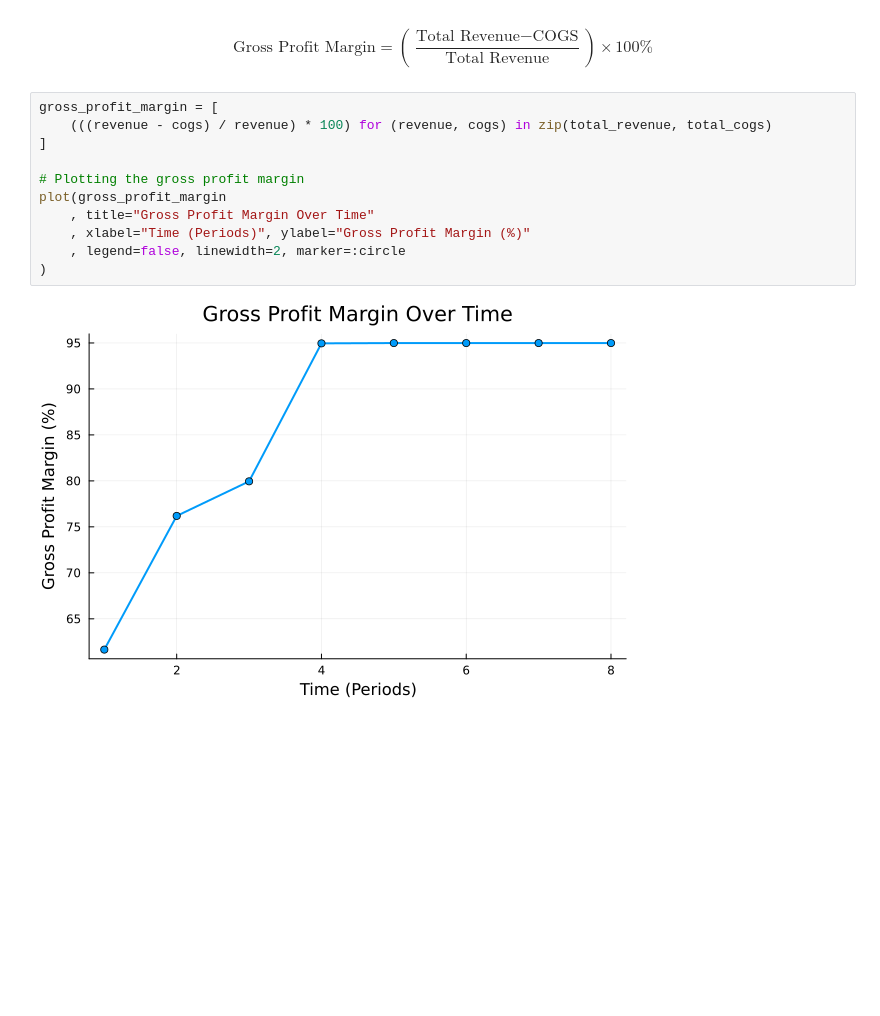
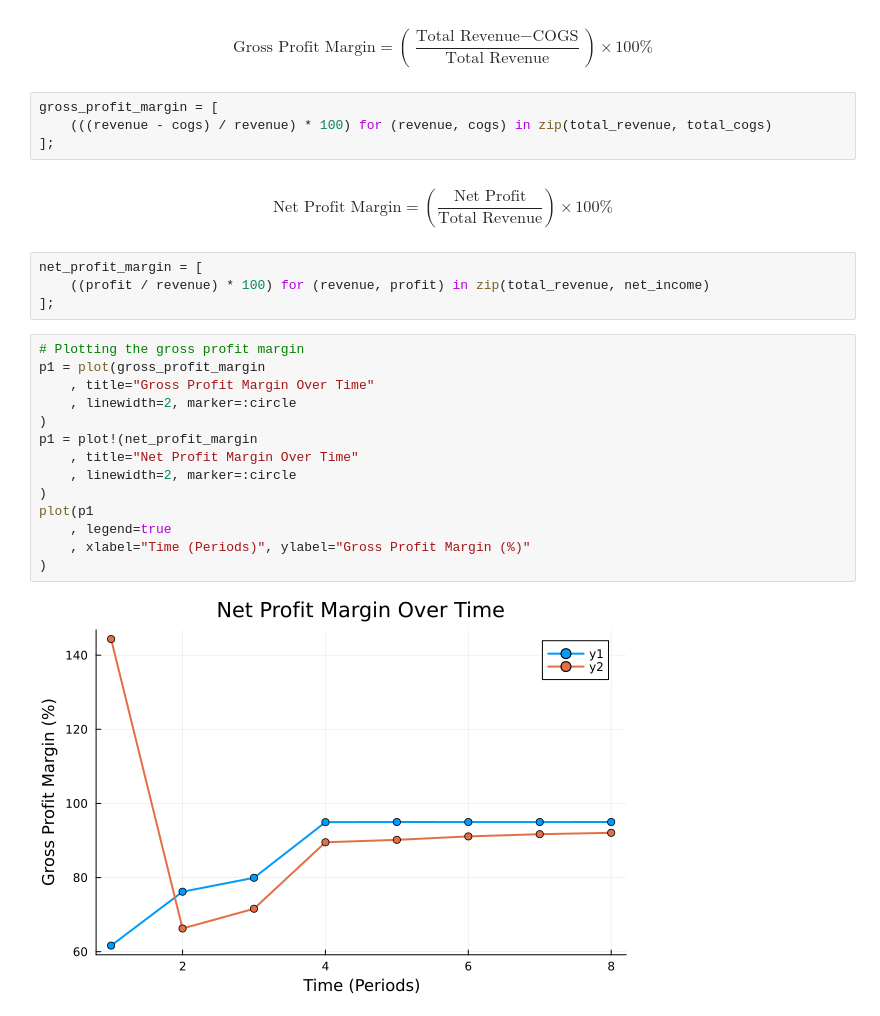
Before and after one commit to setrar/Business, a Jupyter notebook: FinancialStatements/financial_presentation.ipynb, the cells around one changed output. Drawn from its saved outputs; the diff is of its cells as text; blank space fills up the shorter version.

```diff
--- a/FinancialStatements/financial_presentation.ipynb
+++ b/FinancialStatements/financial_presentation.ipynb
@@ -16,13 +16,28 @@ $$
 # %%
 gross_profit_margin = [
     (((revenue - cogs) / revenue) * 100) for (revenue, cogs) in zip(total_revenue, total_cogs)
-]
-
-# Plotting the gross profit margin
-plot(gross_profit_margin
-    , title="Gross Profit Margin Over Time"
-    , xlabel="Time (Periods)", ylabel="Gross Profit Margin (%)"
-    , legend=false, linewidth=2, marker=:circle
-)
+];
-# %% [output]
-[figure, removed]
+# %% [markdown]
+$$
+\text{Net Profit Margin} = \left(\frac{\text{Net Profit}}{\text{Total Revenue}}\right) \times 100\%
+$$
+# %%
+net_profit_margin = [
+    ((profit / revenue) * 100) for (revenue, profit) in zip(total_revenue, net_income)
+];
+# %%
+# Plotting the gross profit margin
+p1 = plot(gross_profit_margin
+    , title="Gross Profit Margin Over Time"
+    , linewidth=2, marker=:circle
+)
+p1 = plot!(net_profit_margin
+    , title="Net Profit Margin Over Time"
+    , linewidth=2, marker=:circle
+)
+plot(p1
+    , legend=true
+    , xlabel="Time (Periods)", ylabel="Gross Profit Margin (%)"
+)
+# %% [output]
+[figure, added]
```
